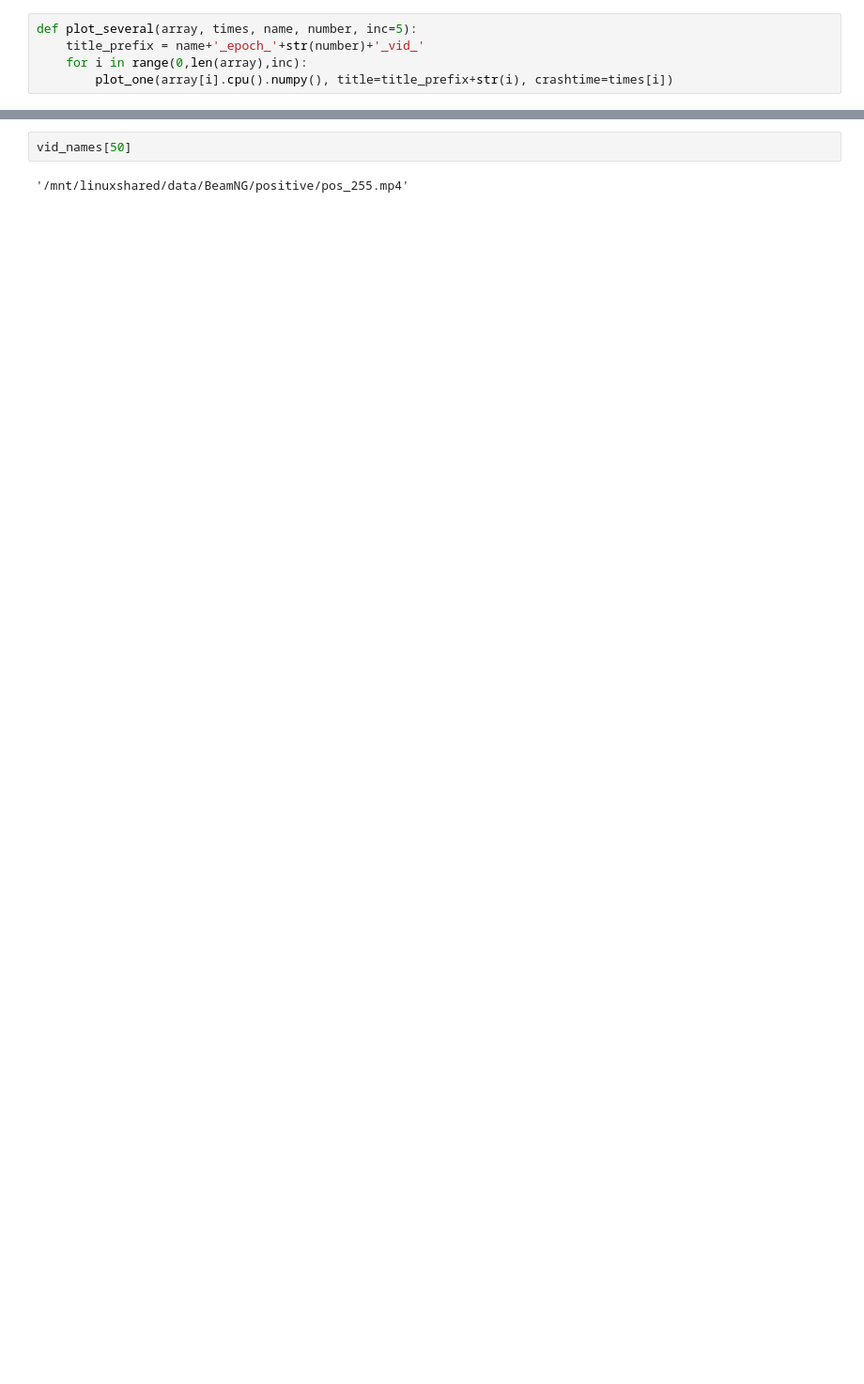
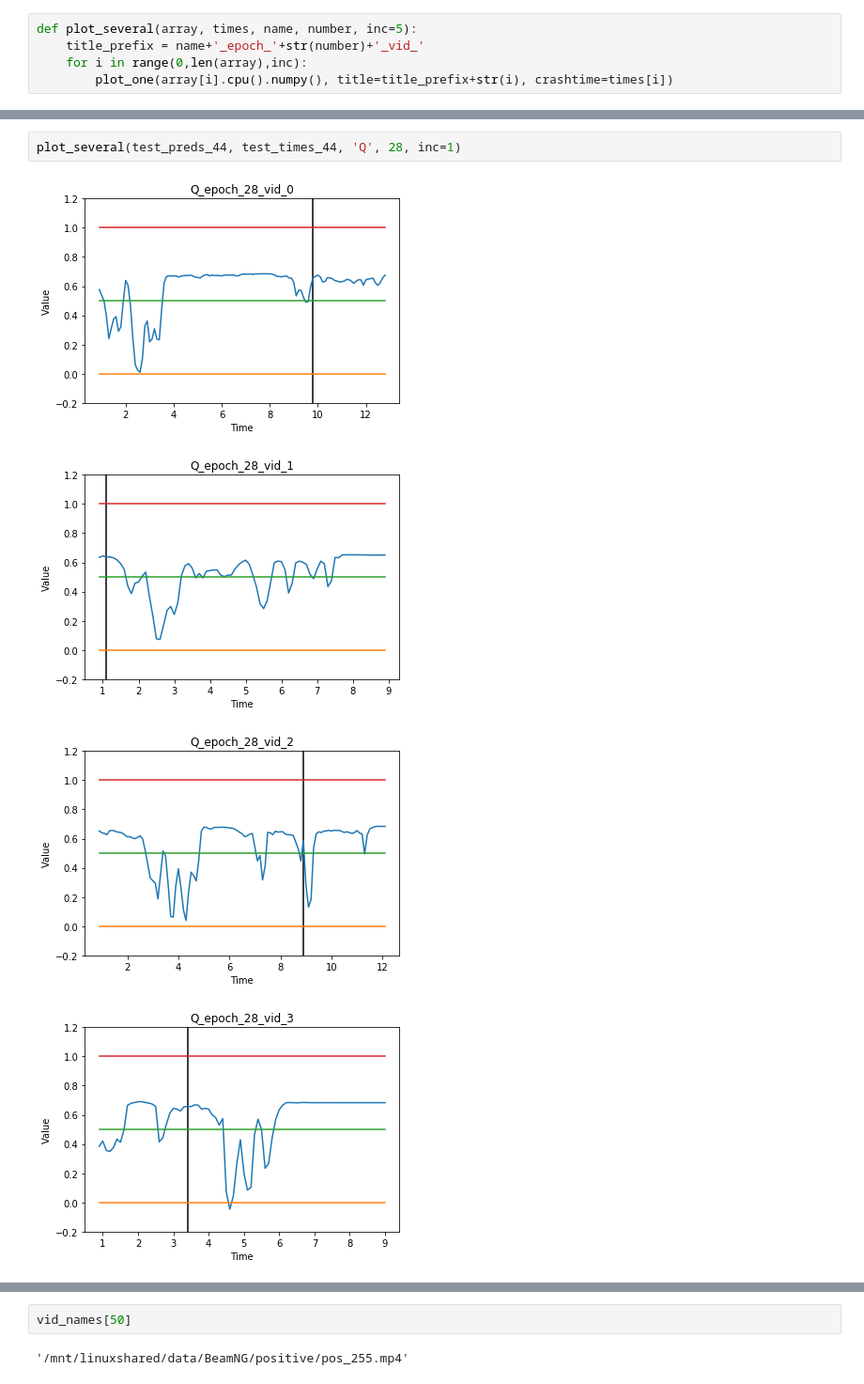
Before and after one commit to rkruser/granger-causal-frames, a Jupyter notebook: visualize.ipynb, the cells around one changed output, grey strips where cells are left out. Shown at 94% size. Drawn from its saved outputs; the diff is of its cells as text; blank space fills up the shorter version.

```diff
--- a/visualize.ipynb
+++ b/visualize.ipynb
@@ -70,0 +70,7 @@ plot_several(test_preds_99, test_times_99, 'test', 99, inc=1)
+# %%
+plot_several(test_preds_44, test_times_44, 'Q', 28, inc=1)
+# %% [output]
+[figure, added]
+[figure, added]
+[figure, added]
+[figure, added]
```
Also changed, not shown: parts of 6 cells of this notebook, 2 other files.
